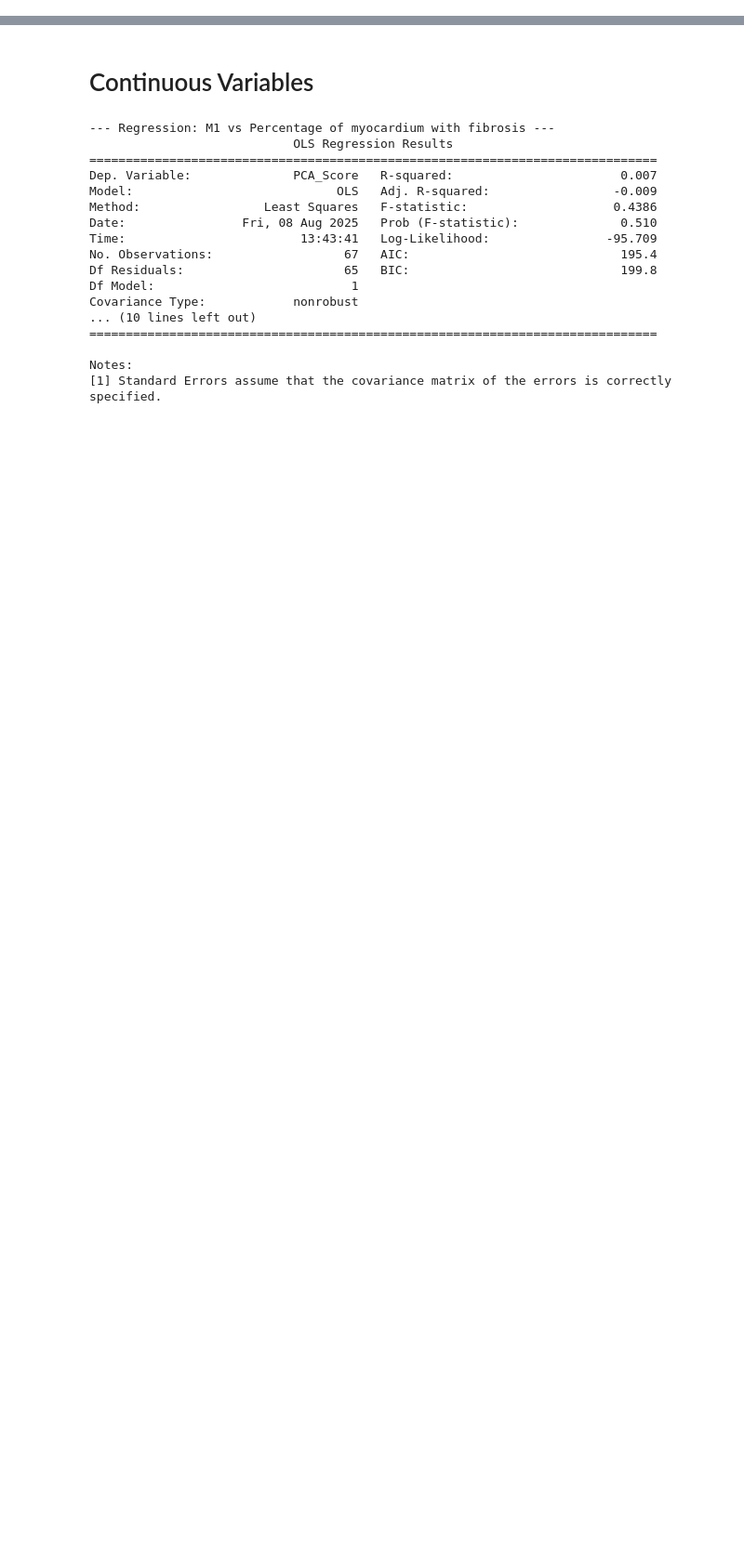
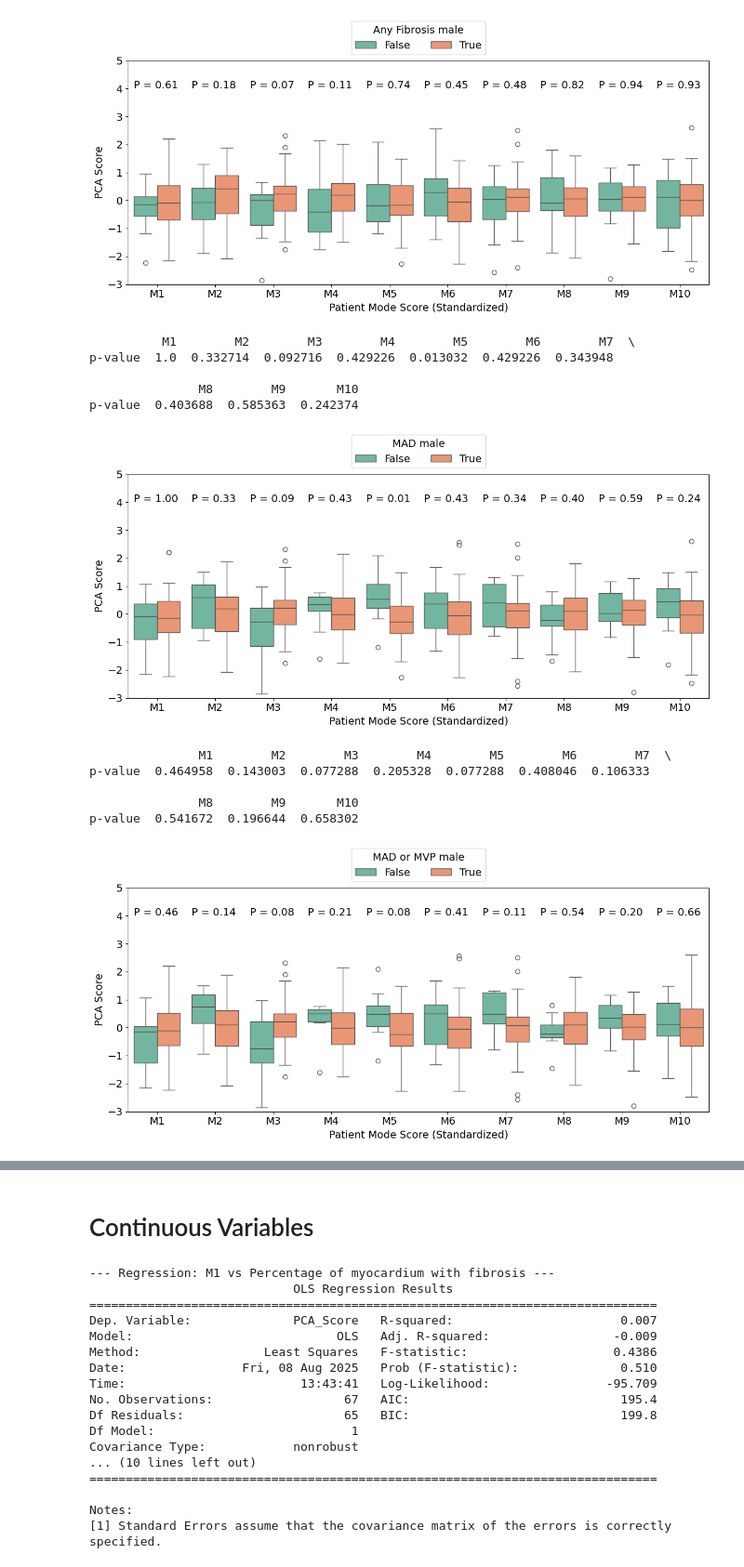
Before and after one commit to NinaZiegenbein/sscp25, a Jupyter notebook: ED_analysis.ipynb, the cells around one changed output, grey strips where cells are left out. Shown at 93% size. Saved outputs shown, nothing was run; the diff lists cells and outputs as text; code cells hidden in the pictures; blank space fills up the shorter version.

```diff
--- a/ED_analysis.ipynb
+++ b/ED_analysis.ipynb
@@ -89,0 +63,11 @@ p-value  0.662069  0.606897  0.372414
+# %%
+CLINICAL_DATA_XL = "/Users/au698484/Documents/SSCP25_data/Data and scripts SSCP25/utils/ClinicalData_OUS_MADPatients_EIVIND_29_4_2021.xlsx"
+PCA_SCORES_CSV_MOTION = "/Users/au698484/Documents/motion-analysis/PCA_results_motion/pca_scores.csv"
+NUM_MODES = 10
+
+for sex in ["male", "female", None]:
+    run_analysis_arrhythmia(CLINICAL_DATA_XL, PCA_SCORES_CSV_MOTION, NUM_MODES, sex=sex)
+    run_analysis_fibrosis(CLINICAL_DATA_XL, PCA_SCORES_CSV_MOTION, NUM_MODES, sex=sex)
+    run_analysis_mad(CLINICAL_DATA_XL, PCA_SCORES_CSV_MOTION, NUM_MODES, sex=sex)
+    run_analysis_madmvp(CLINICAL_DATA_XL, PCA_SCORES_CSV_MOTION, NUM_MODES, sex=sex)
+# %% [output]
@@ -89,0 +89,13 @@ p-value  0.662069  0.606897  0.372414
+[figure, added]
+          M1        M2        M3        M4        M5        M6        M7  \
+p-value  1.0  0.332714  0.092716  0.429226  0.013032  0.429226  0.343948
+
+               M8        M9       M10
+p-value  0.403688  0.585363  0.242374
+[figure, added]
+               M1        M2        M3        M4        M5        M6        M7  \
+p-value  0.464958  0.143003  0.077288  0.205328  0.077288  0.408046  0.106333
+
+               M8        M9       M10
+p-value  0.541672  0.196644  0.658302
+[figure, added]
```
Also changed, not shown: parts of 8 cells of this notebook, 2 other files.
